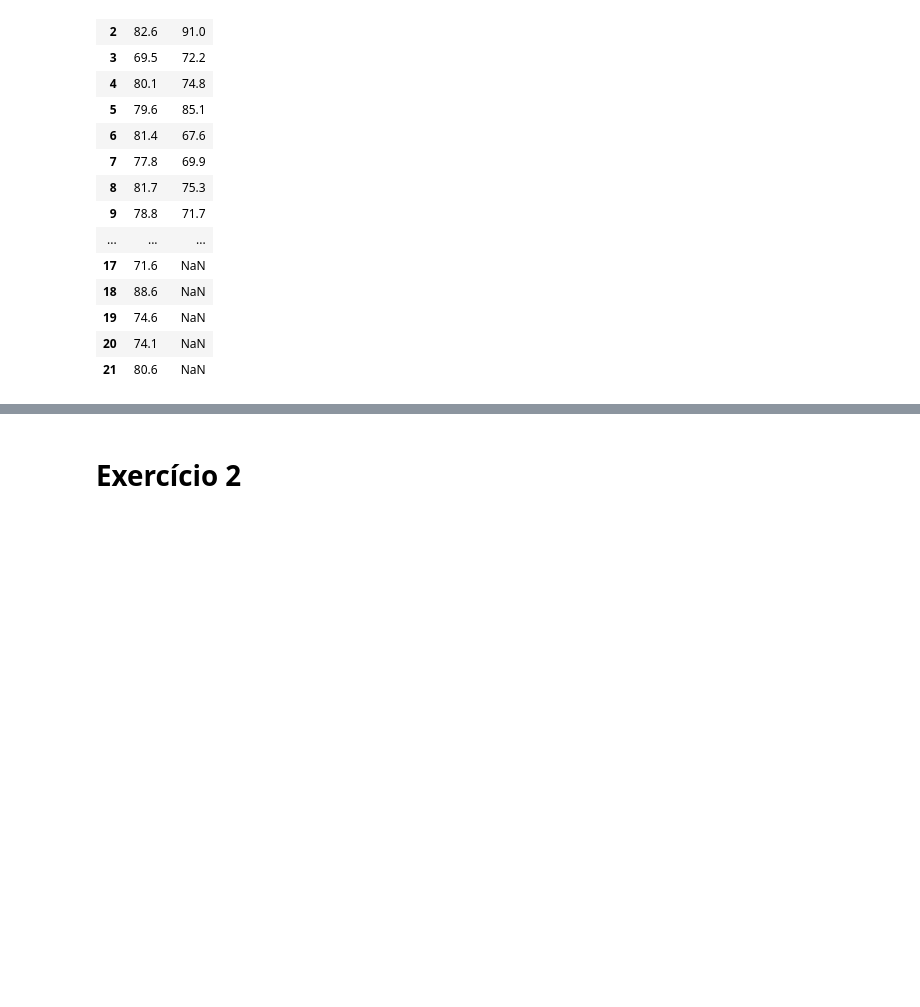
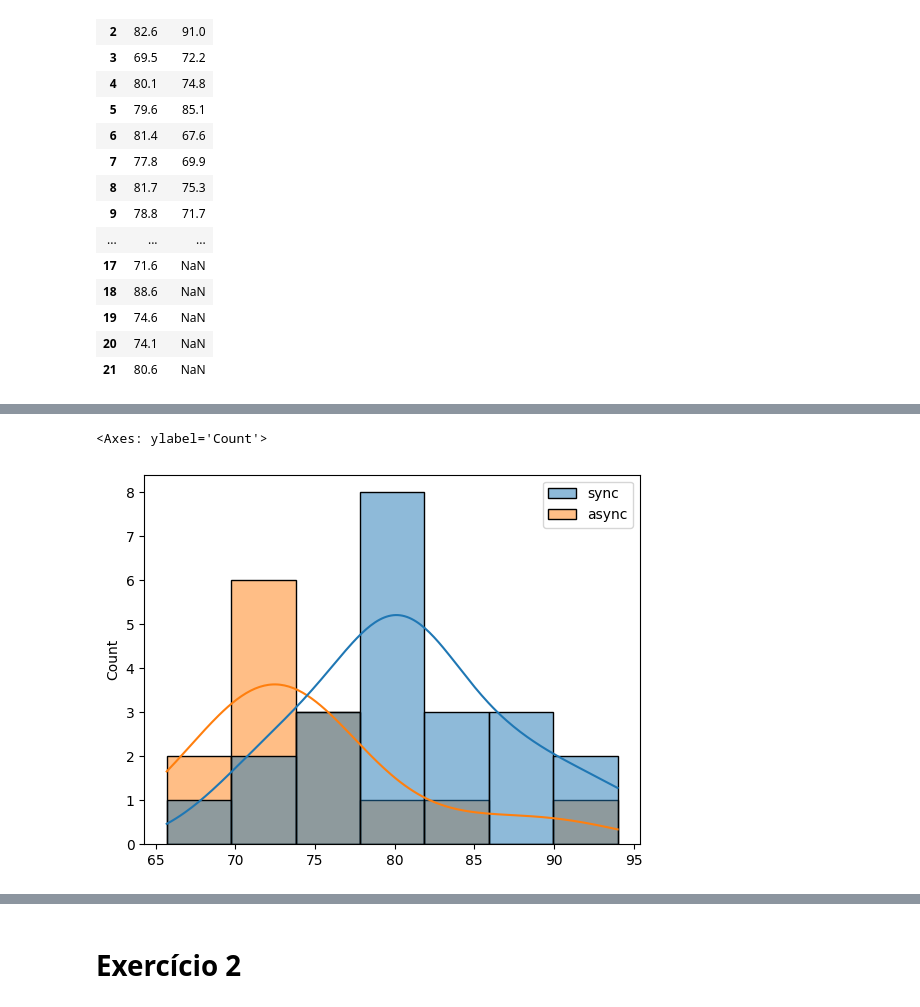
Before and after one commit to stephanyresque/Ciencia-de-dados-2, a Jupyter notebook: mes01/10_01_25_2.ipynb, the cells around one changed output, grey strips where cells are left out. Drawn from its saved outputs; the diff is of its cells as text; code cells hidden in the pictures; blank space fills up the shorter version.

```diff
--- a/mes01/10_01_25_2.ipynb
+++ b/mes01/10_01_25_2.ipynb
@@ -7,7 +14,7 @@ Conduza o teste de hipótese para verificar se a crença do professor é estatis
 # %%
 import pandas as pd
 
-DADOS_NOTAS_COVID = "./dados/notas_covid.csv"
+DADOS_NOTAS_COVID = f"{PATH}notas_covid.csv"
 
 df_notas_covid = pd.read_csv(DADOS_NOTAS_COVID)
 
@@ -32,0 +64,7 @@ df_notas_covid
+# %%
+import seaborn as sns
+
+sns.histplot(df_notas_covid, kde=True)
+# %% [output]
+<Axes: ylabel='Count'>
+[figure, added]
```
Also changed, not shown: parts of 52 cells of this notebook.
